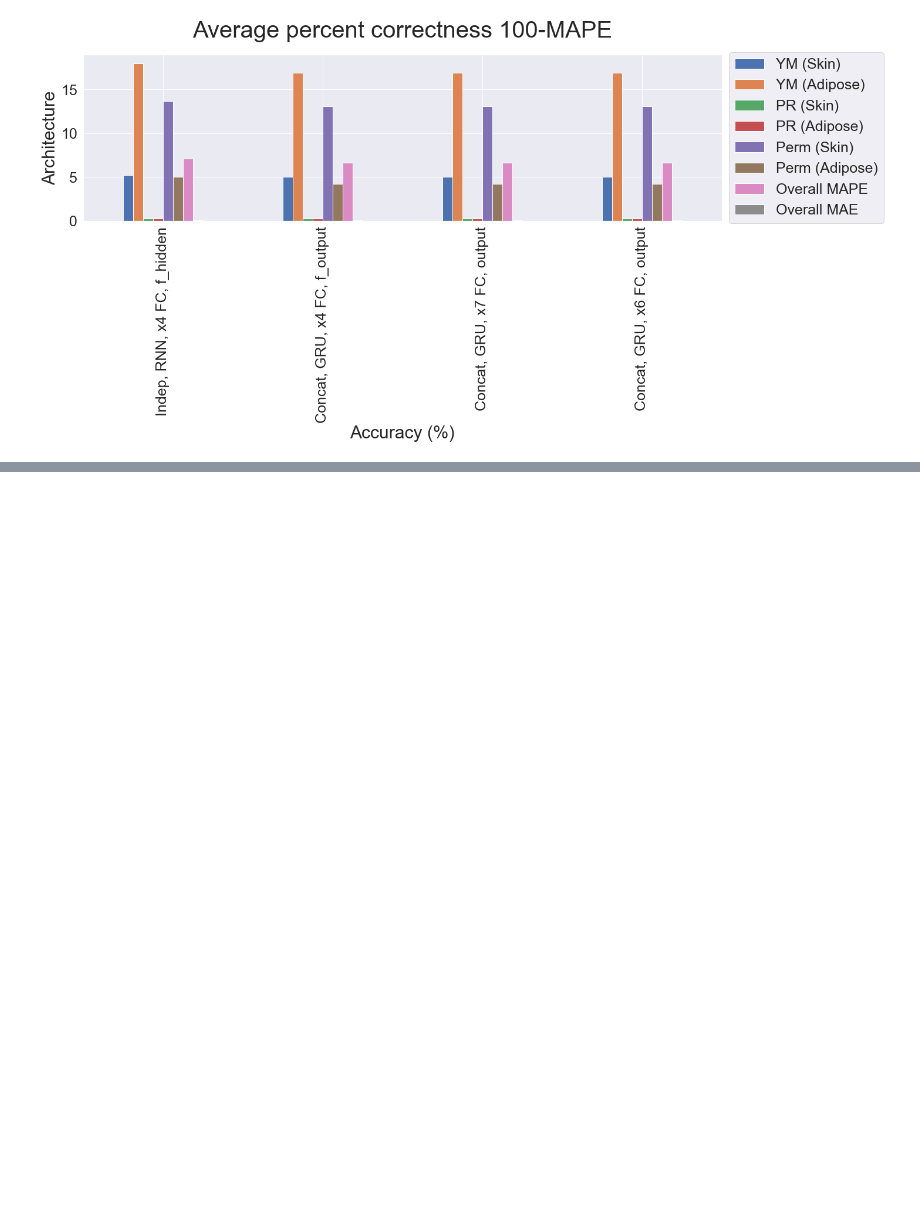
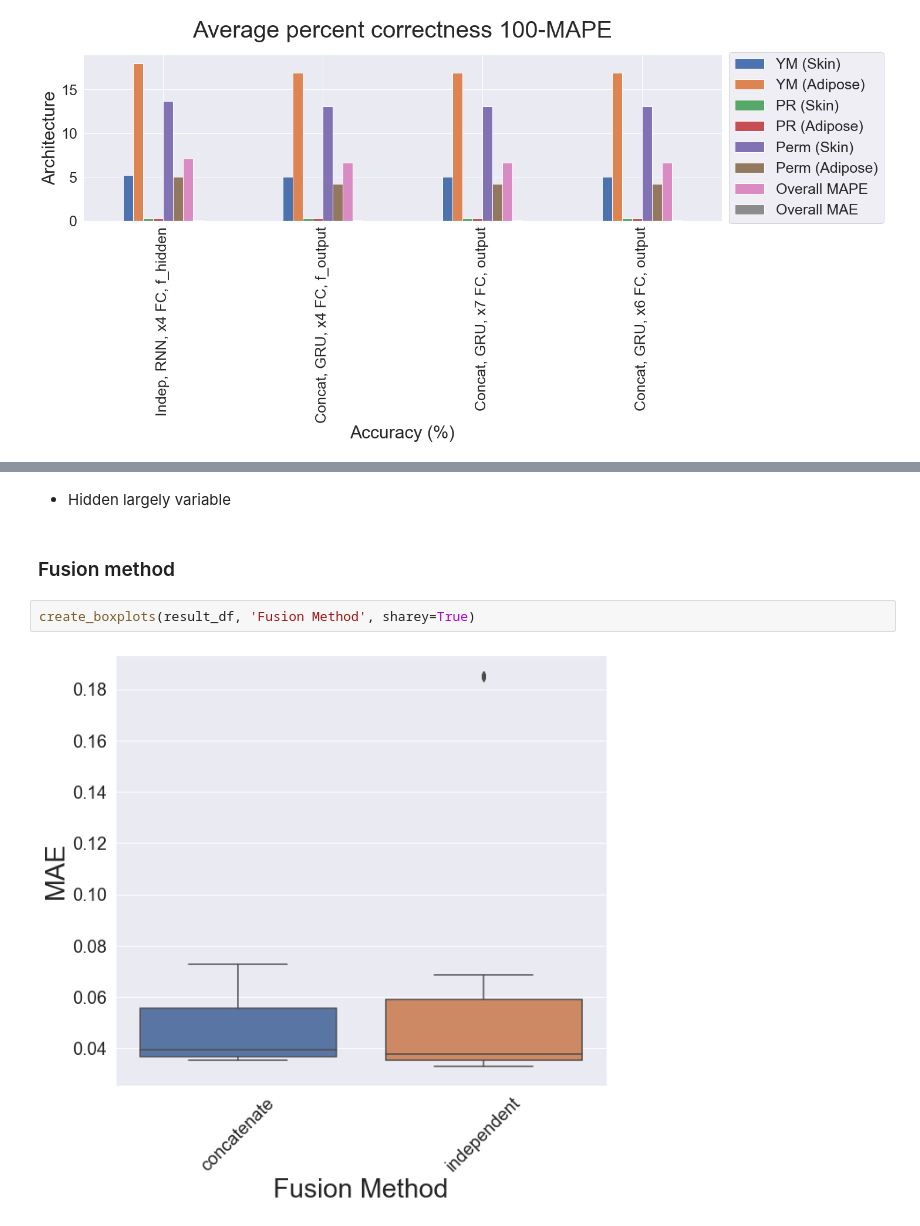
Before and after one commit to RobbieSoutham/SkinLearning, a Jupyter notebook: Notebooks/KFCV Results.ipynb, the cells around one changed output, grey strips where cells are left out. Drawn from its saved outputs; the diff is of its cells as text; blank space fills up the shorter version.

```diff
--- a/Notebooks/KFCV Results.ipynb
+++ b/Notebooks/KFCV Results.ipynb
@@ -377,0 +472,8 @@ plot_parameter_bars(wpds_fc, max_y=max(wpds_fc.max())+1)
+# %% [markdown]
+- Hidden largely variable
+# %% [markdown]
+### Fusion method
+# %%
+create_boxplots(result_df, 'Fusion Method', sharey=True)
+# %% [output]
+[figure, added]
```
Also changed, not shown: parts of 38 cells of this notebook, 6 other files.
